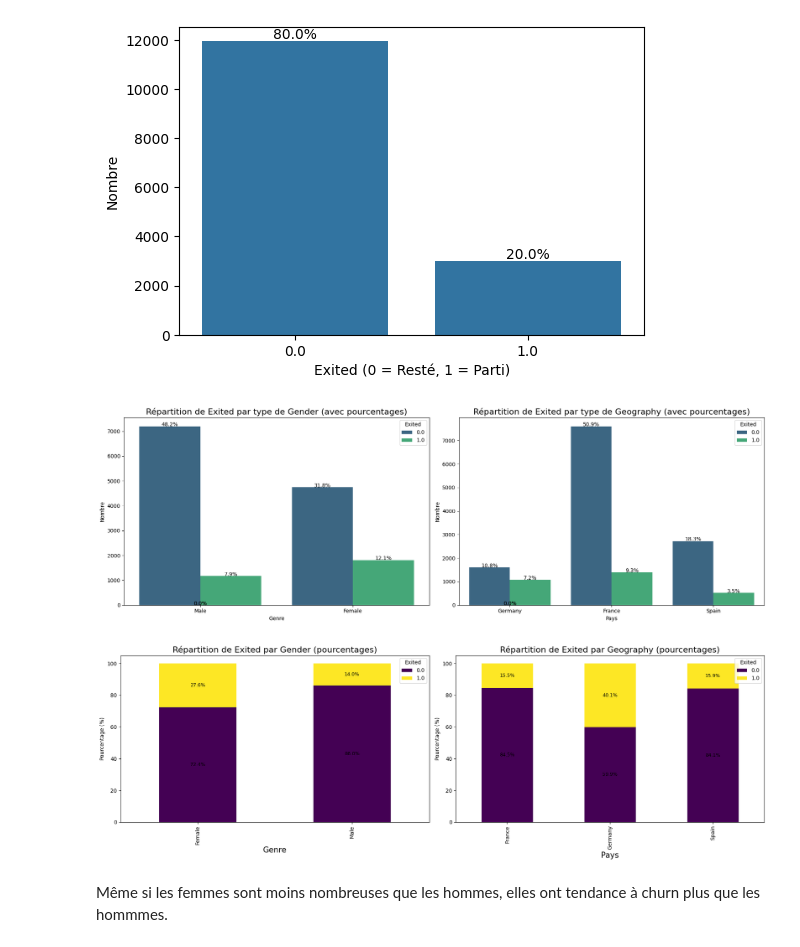
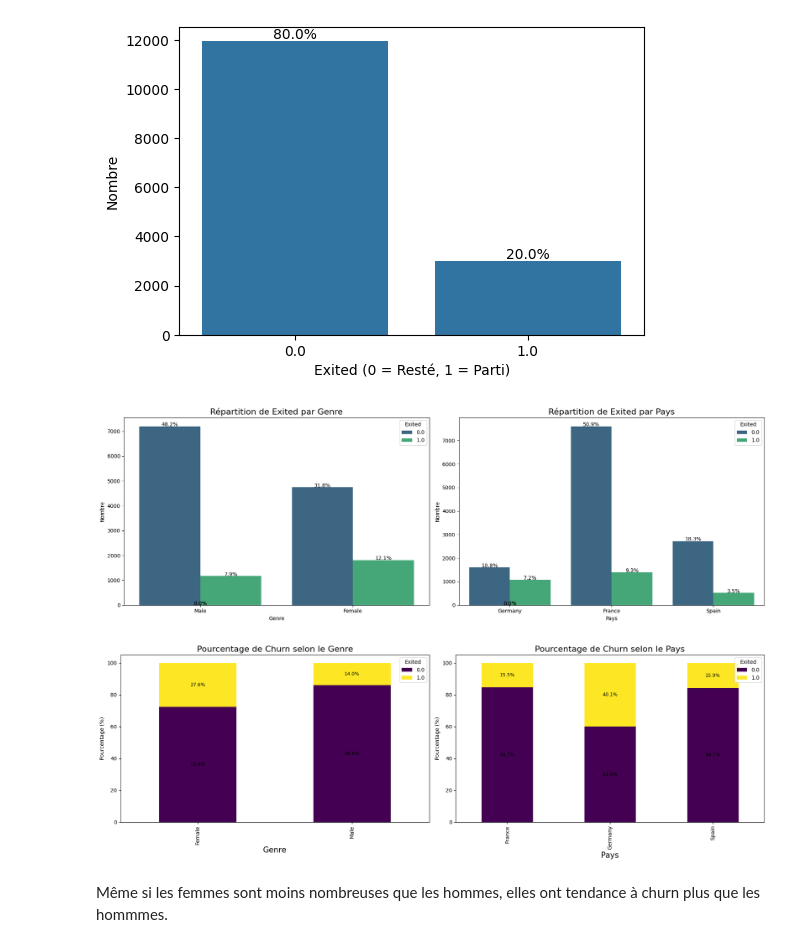
Before and after one commit to lucasvazelle/MOSEF-Bank-Churn-Prediction-VAZELLE-TAVERDIAN, a Jupyter notebook: src/Projet_Kaggle_Mariam.ipynb, the cells around one changed output. Drawn from its saved outputs; the diff is of its cells as text; code cells hidden in the pictures.

```diff
--- a/src/Projet_Kaggle_Mariam.ipynb
+++ b/src/Projet_Kaggle_Mariam.ipynb
@@ -276,36 +275,36 @@ total = len(train_traitement)
 
 # Graphique pour la variable Gender
 ax1 = sns.countplot(data=train_traitement, x='Gender', hue='Exited', ax=axes[0], palette=colors)
 for p in ax1.patches:
     height = p.get_height()
     ax1.text(
         p.get_x() + p.get_width() / 2.,
         height + 3,
         '{:1.1f}%'.format(100 * height / total),
         ha="center"
     )
-ax1.set_title('Répartition de Exited par type de Gender (avec pourcentages)', fontsize=16)
+ax1.set_title('Répartition de Exited par Genre', fontsize=16)
 ax1.set_xlabel('Genre', fontsize=10)
 ax1.set_ylabel('Nombre', fontsize=10)
 
 # Graphique pour la variable Geography
 ax2 = sns.countplot(data=train_traitement, x='Geography', hue='Exited', ax=axes[1], palette=colors)
 for p in ax2.patches:
     height = p.get_height()
     ax2.text(
         p.get_x() + p.get_width() / 2.,
         height + 3,
         '{:1.1f}%'.format(100 * height / total),
         ha="center"
     )
-ax2.set_title('Répartition de Exited par type de Geography (avec pourcentages)', fontsize=16)
+ax2.set_title('Répartition de Exited par Pays', fontsize=16)
 ax2.set_xlabel('Pays', fontsize=10)
 ax2.set_ylabel('Nombre', fontsize=10)
 
 plt.tight_layout()
 plt.show()
 # %% [output]
-[figure, old version]
+[figure, new version]
 # %%
 colors = sns.color_palette('viridis', n_colors=2)
 fig, axes = plt.subplots(1, 2, figsize=(18, 6))
@@ -317,7 +316,7 @@ gender_percentage = gender_counts.div(gender_counts.sum(axis=1), axis=0) * 100
 ax1 = gender_percentage.plot(kind='bar', stacked=True, colormap='viridis', ax=axes[0])
 for container in ax1.containers:
     ax1.bar_label(container, fmt='%.1f%%', label_type='center', fontsize=9)
-ax1.set_title('Répartition de Exited par Gender (pourcentages)', fontsize=16)
+ax1.set_title('Pourcentage de Churn selon le Genre', fontsize=16)
 ax1.set_xlabel('Genre', fontsize=15)
 ax1.set_ylabel('Pourcentage (%)')
 ax1.legend(title='Exited', loc='upper right')
@@ -329,7 +328,7 @@ geo_percentage = geo_counts.div(geo_counts.sum(axis=1), axis=0) * 100
 ax2 = geo_percentage.plot(kind='bar', stacked=True, colormap='viridis', ax=axes[1])
 for container in ax2.containers:
     ax2.bar_label(container, fmt='%.1f%%', label_type='center', fontsize=9)
-ax2.set_title('Répartition de Exited par Geography (pourcentages)', fontsize=16)
+ax2.set_title('Pourcentage de Churn selon le Pays', fontsize=16)
 ax2.set_xlabel('Pays', fontsize=15)
 ax2.set_ylabel('Pourcentage (%)')
 ax2.legend(title='Exited', loc='upper right')
@@ -337,7 +336,7 @@ ax2.legend(title='Exited', loc='upper right')
 plt.tight_layout()
 plt.show()
 # %% [output]
-[figure, old version]
+[figure, new version]
 # %% [markdown]
 Même si les femmes sont moins nombreuses que les hommes, elles ont tendance à churn plus que les hommmes.
 # %%
```
Also changed, not shown: parts of 37 cells of this notebook.
